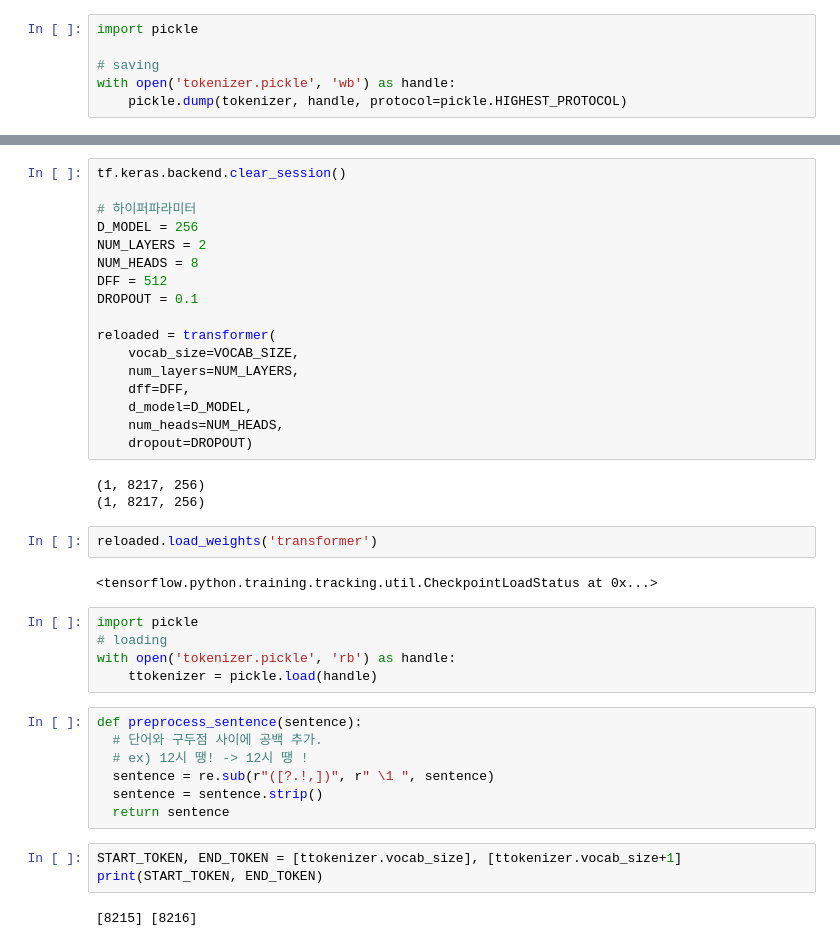
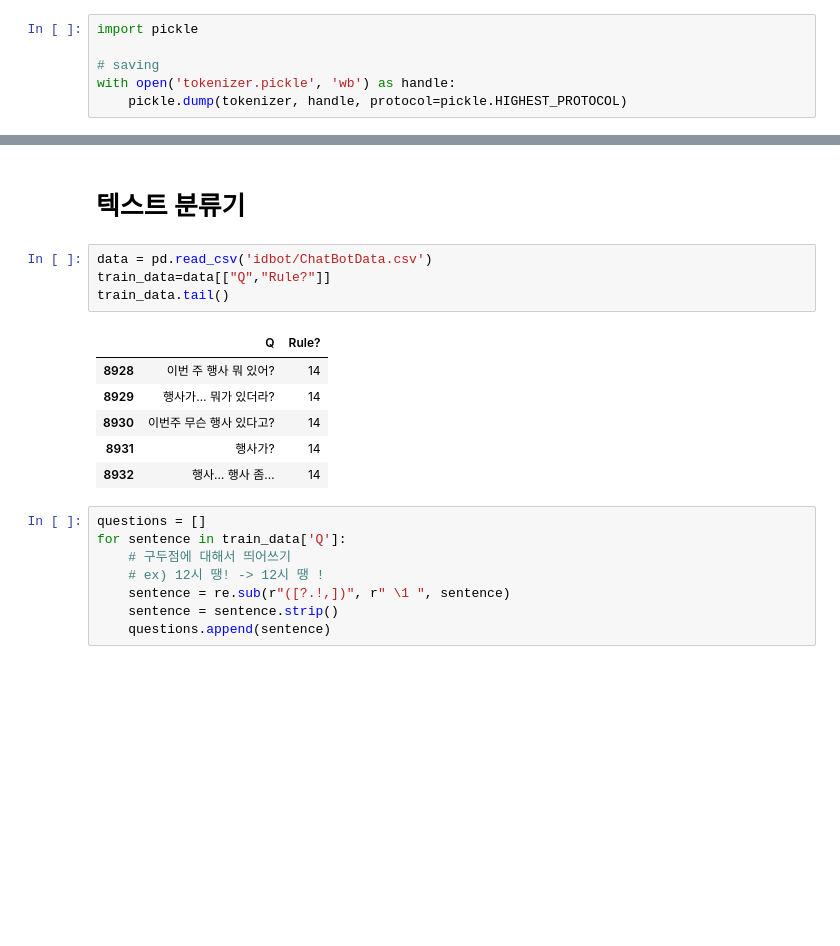
Before and after one commit to VriskaSerket51/idbot, a Jupyter notebook: Tchatbot.ipynb, the cells around one changed output, grey strips where cells are left out. Drawn from its saved outputs; the diff is of its cells as text; blank space fills up the shorter version.

```diff
--- a/Tchatbot.ipynb
+++ b/Tchatbot.ipynb
@@ -652,41 +624,21 @@ Unpacking objects: 100% (18/18), done.
-# %%
-tf.keras.backend.clear_session()
-
-# 하이퍼파라미터
-D_MODEL = 256
-NUM_LAYERS = 2
-NUM_HEADS = 8
-DFF = 512
-DROPOUT = 0.1
-
-reloaded = transformer(
-    vocab_size=VOCAB_SIZE,
-    num_layers=NUM_LAYERS,
-    dff=DFF,
-    d_model=D_MODEL,
-    num_heads=NUM_HEADS,
-    dropout=DROPOUT)
-# %% [output]
-(1, 8217, 256)
-(1, 8217, 256)
-# %%
-reloaded.load_weights('transformer')
-# %% [output]
-<tensorflow.python.training.tracking.util.CheckpointLoadStatus at 0x...>
-# %%
-import pickle
-# loading
-with open('tokenizer.pickle', 'rb') as handle:
-    ttokenizer = pickle.load(handle)
+# %% [markdown]
+# 텍스트 분류기
+# %%
+data = pd.read_csv('idbot/ChatBotData.csv')
+train_data=data[["Q","Rule?"]]
+train_data.tail()
+# %% [output]
+|  | Q | Rule? |
+| 8928 | 이번 주 행사 뭐 있어? | 14 |
+| 8929 | 행사가… 뭐가 있더라? | 14 |
+| 8930 | 이번주 무슨 행사 있다고? | 14 |
+| 8931 | 행사가? | 14 |
+| 8932 | 행사… 행사 좀… | 14 |
 # %%
-def preprocess_sentence(sentence):
-  # 단어와 구두점 사이에 공백 추가.
-  # ex) 12시 땡! -> 12시 땡 !
-  sentence = re.sub(r"([?.!,])", r" \1 ", sentence)
-  sentence = sentence.strip()
-  return sentence
+questions = []
+for sentence in train_data['Q']:
+    # 구두점에 대해서 띄어쓰기
+    # ex) 12시 땡! -> 12시 땡 !
+    sentence = re.sub(r"([?.!,])", r" \1 ", sentence)
+    sentence = sentence.strip()
+    questions.append(sentence)
-# %%
-START_TOKEN, END_TOKEN = [ttokenizer.vocab_size], [ttokenizer.vocab_size+1]
-print(START_TOKEN, END_TOKEN)
-# %% [output]
-[8215] [8216]
```
Also changed, not shown: parts of 27 cells of this notebook.
